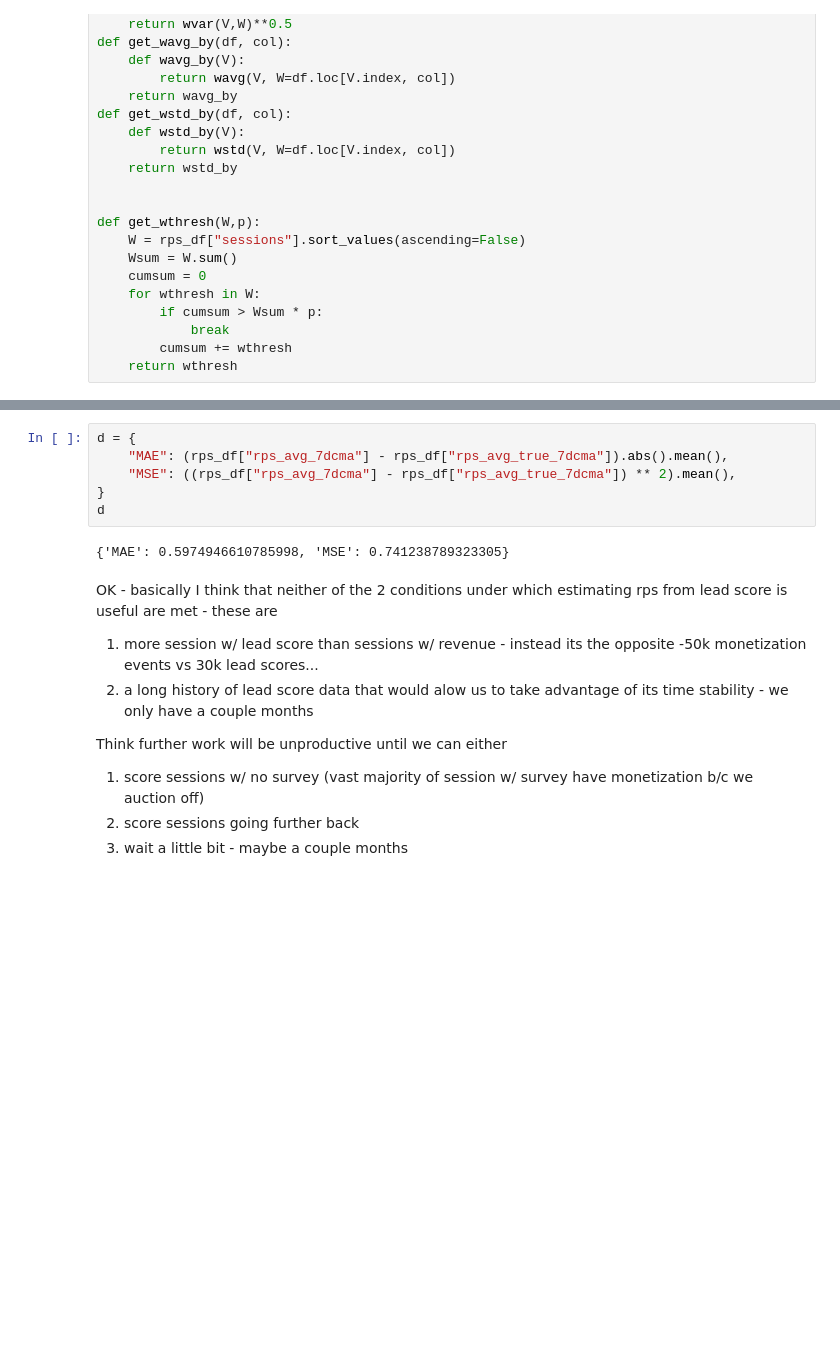
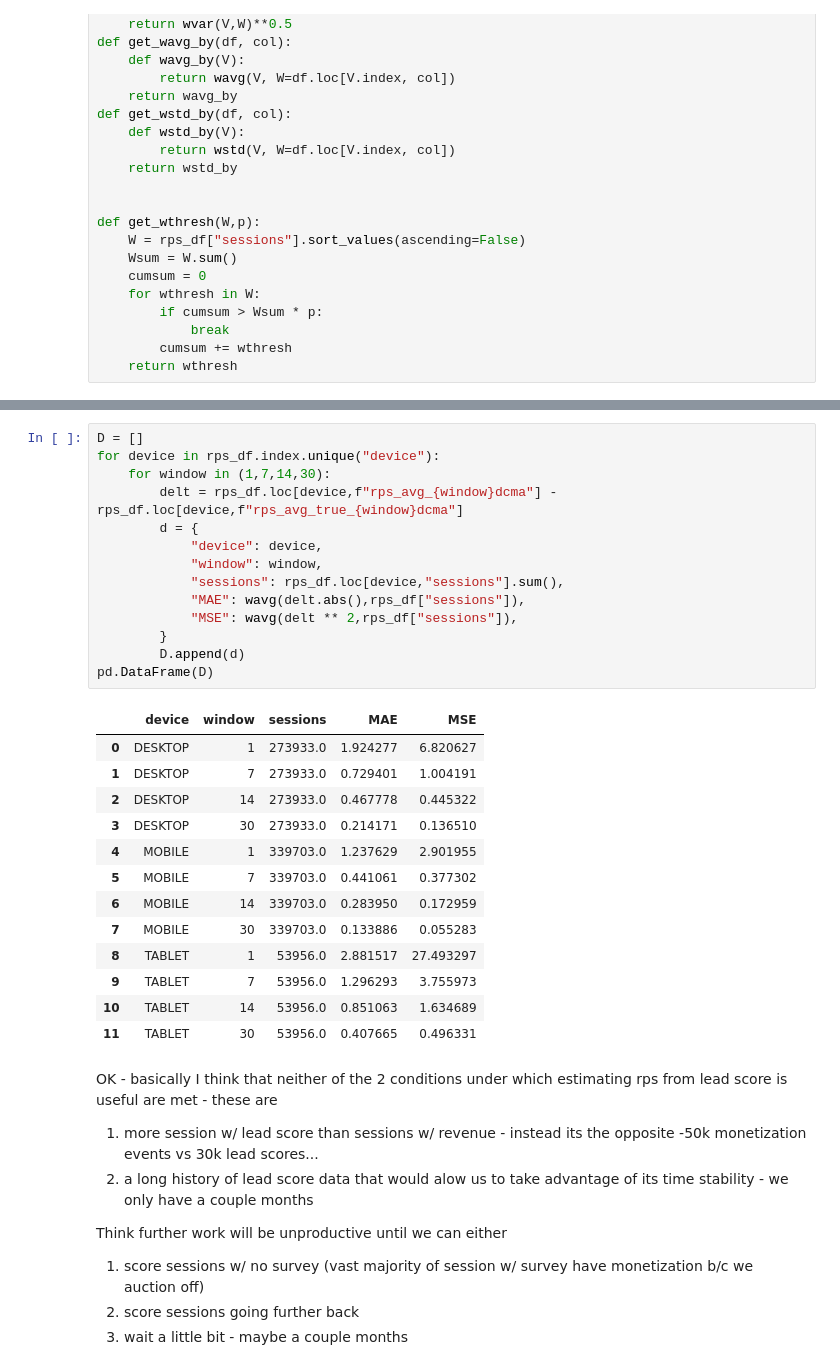
Before and after one commit to pkrishnamurthy1007/adtech, a Jupyter notebook: notebooks/aduriseti_shared/rps_est.ipynb, the cells around one changed output, grey strips where cells are left out. Drawn from its saved outputs; the diff is of its cells as text; blank space fills up the shorter version.

```diff
--- a/notebooks/aduriseti_shared/rps_est.ipynb
+++ b/notebooks/aduriseti_shared/rps_est.ipynb
@@ -626,11 +657,31 @@ TABLET
-# %%
-d = {
-    "MAE": (rps_df["rps_avg_7dcma"] - rps_df["rps_avg_true_7dcma"]).abs().mean(),
-    "MSE": ((rps_df["rps_avg_7dcma"] - rps_df["rps_avg_true_7dcma"]) ** 2).mean(),
-}
-d
-# %% [output]
-{'MAE': 0.5974946610785998, 'MSE': 0.741238789323305}
+# %%
+D = []
+for device in rps_df.index.unique("device"):
+    for window in (1,7,14,30):
+        delt = rps_df.loc[device,f"rps_avg_{window}dcma"] - rps_df.loc[device,f"rps_avg_true_{window}dcma"]
+        d = {
+            "device": device,
+            "window": window,
+            "sessions": rps_df.loc[device,"sessions"].sum(),
+            "MAE": wavg(delt.abs(),rps_df["sessions"]),
+            "MSE": wavg(delt ** 2,rps_df["sessions"]),
+        }
+        D.append(d)
+pd.DataFrame(D)
+# %% [output]
+|  | device | window | sessions | MAE | MSE |
+| 0 | DESKTOP | 1 | 273933.0 | 1.924277 | 6.820627 |
+| 1 | DESKTOP | 7 | 273933.0 | 0.729401 | 1.004191 |
+| 2 | DESKTOP | 14 | 273933.0 | 0.467778 | 0.445322 |
+| 3 | DESKTOP | 30 | 273933.0 | 0.214171 | 0.136510 |
+| 4 | MOBILE | 1 | 339703.0 | 1.237629 | 2.901955 |
+| 5 | MOBILE | 7 | 339703.0 | 0.441061 | 0.377302 |
+| 6 | MOBILE | 14 | 339703.0 | 0.283950 | 0.172959 |
+| 7 | MOBILE | 30 | 339703.0 | 0.133886 | 0.055283 |
+| 8 | TABLET | 1 | 53956.0 | 2.881517 | 27.493297 |
+| 9 | TABLET | 7 | 53956.0 | 1.296293 | 3.755973 |
+| 10 | TABLET | 14 | 53956.0 | 0.851063 | 1.634689 |
+| 11 | TABLET | 30 | 53956.0 | 0.407665 | 0.496331 |
 # %% [markdown]
 OK - basically I think that neither of the 2 conditions under which estimating rps from lead score is useful are met - these are
 1. more session w/ lead score than sessions w/ revenue - instead its the opposite -50k monetization events vs 30k lead scores...
```
Also changed, not shown: parts of 9 cells of this notebook.
